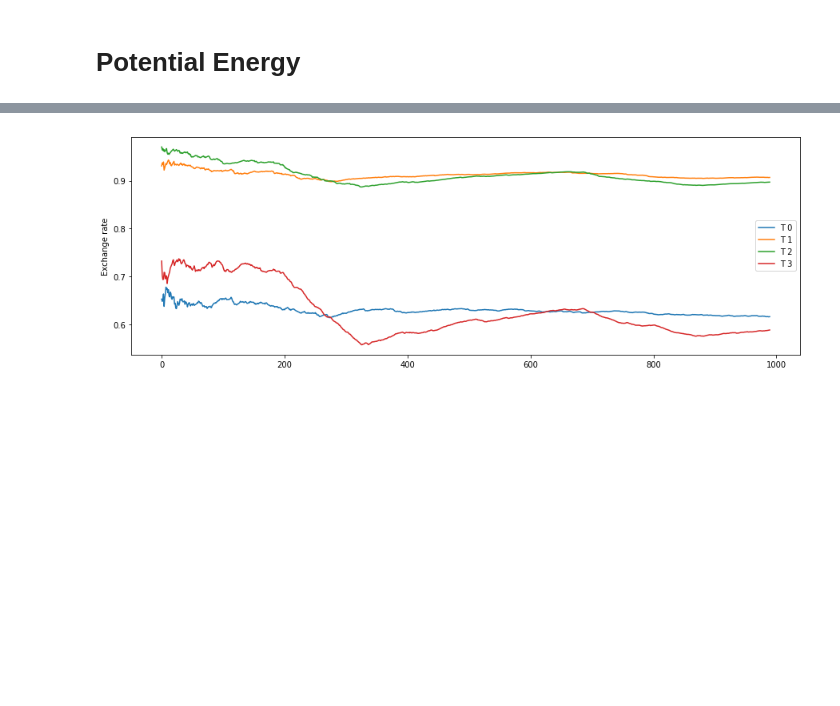
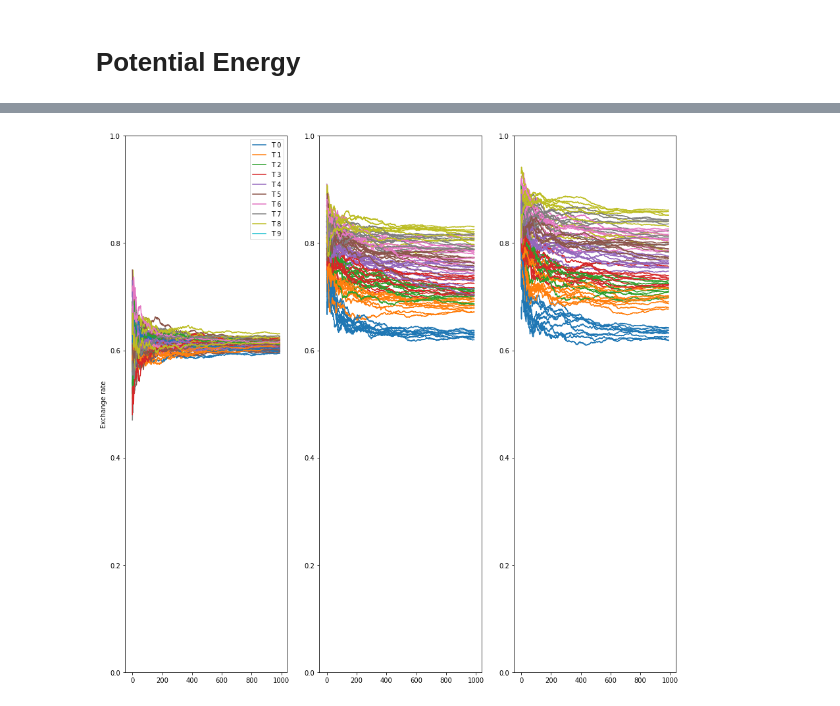
Before and after one commit to spirilaurentiu/Robosample, a Jupyter notebook: tools/rexz.ipynb, the cells around one changed output, grey strips where cells are left out. Drawn from its saved outputs; the diff is of its cells as text; code cells hidden in the pictures; blank space fills up the shorter version.

```diff
--- a/tools/rexz.ipynb
+++ b/tools/rexz.ipynb
@@ -793,0 +883,9 @@ def thermoStatesHistogram(data, worldIx, dataIx, nbins = 20, histRange = None):
+# %%
+
+for regimen in range(nofRegimens):
+    for repeat in range(nofRepeats):
+        outFN = "out." + regimenNames[regimen] + ".dT200." + str(seeds[regimen, repeat])
+        print(outFN)
+        xrateD[regimen, repeat] = getXrateData(outFN, xrateD[regimen, repeat])
+
+np.save(xrateDataFN, xrateD)
@@ -833,10 +1069,12 @@ plt.show()
 # %%
-stride = 10
-plt.rcParams['figure.figsize'] = [15, 5]
-fig, axs = plt.subplots(4, 1)
+stride = 1
+plt.rcParams['figure.figsize'] = [15, 15]
+fig, axs = plt.subplots(nofReplicas, 1)
 for k in range(nofReplicas):
     #axs[k].plot(range(len(mix[regimen, repeat,:,k][::stride])), mix[regimen, repeat,:,k][::stride], color = 'black')
-    axs[k].scatter(range(len(mix[regimen, repeat,:,k][::stride])), mix[regimen, repeat,:,k][::stride], color = 'black')
+    axs[k].scatter(range(len(mix[regimen, repeat,:,k][::stride])),
+                   mix[regimen, repeat,:,k][::stride],
+                   s=1, color = 'black')
     axs[k].set_ylabel("T " + str("%.2f" % Ts[k]))
 
 plt.show()
@@ -858,31 +1096,42 @@ plt.show()
 # %%
+# Exchange rate
+xrate = np.zeros(mix.shape, dtype = float)
 
-xrate = np.zeros(mix.shape, dtype = float)
 # Create v with arange ... is better
 v = np.ones(xrate.shape, dtype = float)
 
-regimen = RM
+regimen = TD
 repeat = 0
 
-for i in range(1, xrate.shape[2]):
-    for j in range(xrate.shape[3]):
-        v[regimen, repeat, i, j] += v[regimen, repeat, i-1, j]
-        # Check if exchange happend
-        if mix[regimen, repeat, i-1, j] != mix[regimen, repeat, i, j]:
-            xrate[regimen, repeat, i, j] = xrate[regimen, repeat, i-1, j] + 1.0
-        else:
-            xrate[regimen, repeat, i, j] = xrate[regimen, repeat, i-1, j]
+# Compute exchange rate
+for regi in range(nofRegimens):
+    for ri in range(nofRepeats):
+        for i in range(1, nofRounds):
+            for j in range(nofReplicas):
+                v[regi, ri, i, j] += v[regi, ri, i-1, j]
+                # Check if exchange happend
+                if mix[regi, ri, i-1, j] != mix[regi, ri, i, j]:
+                    xrate[regi, ri, i, j] = xrate[regi, ri, i-1, j] + 1.0
+                else:
+                    xrate[regi, ri, i, j] = xrate[regi, ri, i-1, j]
 
 xrate /= v
 
-colors = ["blue"]
+fig, axs = plt.subplots(1, 3)
+for regi in range(nofRegimens):
+    for ri in range(nofRepeats):
+        for k in range(nofReplicas):
+            Y = xrateD[regi, ri, :,k][::10][10:]
+            X = range(Y.size)
+            axs[regi].set_ylim(0, 1)
+            if((regi == 0) and (ri == 0)):
+                axs[regi].plot(X, Y, label = "T " + str(k))
+            else:
+                axs[regi].plot(X, Y)
+            if(regi == 0):
+                axs[regi].set_ylabel("Exchange rate")
 
-fig, axs = plt.subplots(1, 1)
-for k in range(nofReplicas):
-    axs.plot(xrate[regimen, repeat, :,k][::10][10:], label = "T " + str(k))
-    axs.set_ylabel("Exchange rate")
-
-plt.legend()
+axs[0].legend()
 plt.show()
 # %% [output]
-[figure, old version]
+[figure, new version]
```
Also changed, not shown: parts of 33 cells of this notebook.
